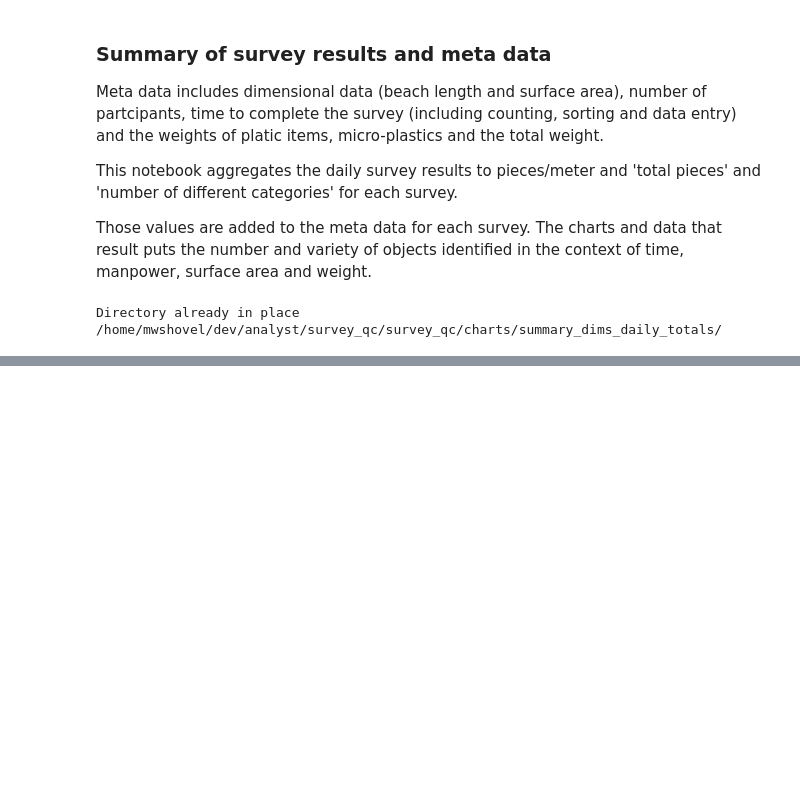
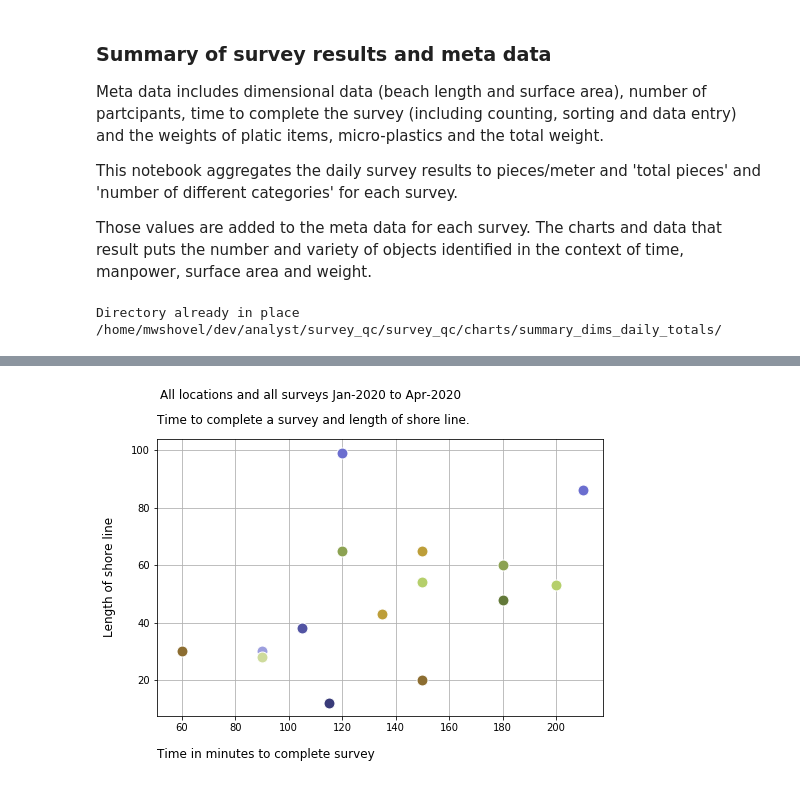
Before and after one commit to hammerdirt-analyst/survey_qc, a Jupyter notebook: summary_dims_daily_totals.ipynb, the cells around one changed output, grey strips where cells are left out. Saved outputs shown, nothing was run; the diff lists cells and outputs as text; code cells hidden in the pictures; blank space fills up the shorter version.

Commit message:
added simple x y scatter

```diff
--- a/summary_dims_daily_totals.ipynb
+++ b/summary_dims_daily_totals.ipynb
@@ -67,6 +79,7 @@ survey_results['py_date'] = pd.to_datetime(survey_results['date'])
 add_survey_summary(survey_results, dims_df)
 
 dims_df['pcs_m_2'] = dims_df['quantity']/dims_df['area']
+dims_df['py_date'] = pd.to_datetime(dims_df.date)
 # %%
 # these columns from the dims_df will be the index for a summary DF
 summary_survey_index = [
@@ -145,11 +188,4 @@ df_location = survey_data[survey_data['location'].isin(water_body_names[water_bo
 # %%
-# define the date range
-date_range = start_end_date(start_date,end_date, "%Y-%m-%d")
-
-# apply date date range to df
-a_df = get_data_by_date_range(df_location, date_range)
-
-
 # define the style and position for the chart title and the figure title
 title_style = title_styles(fs=12,
                            ff='sans-serif',
@@ -193,8 +229,10 @@ save_this = file_params(project_directory, file_name, ['.svg','.jpeg'])
 kwargs = {
      "min_date":min_date,
      "max_date":max_date,
-     "a_df":a_df,
-     "percent":.02,
+     "a_df":dims_df,
+     "x":x,
+     "y":y,
+     "z":z,
      "date_range":date_range,
      "title_style":title_style,
      "the_title_position":the_title_position,
@@ -202,13 +240,17 @@ kwargs = {
      "sup_title_style":sup_title_style,
      "sup_title_position":sup_title_position,
      "the_sup_title":the_sup_title,
-     "code_dict":code_dict,
+     "point_size":point_size,
+     "edge_c":edge_color,
      "the_legend_style":the_legend_style,
      "legend_title":legend_title,
-     "color_map":color_map,
      "y_axis":y_axis,
      "x_axis":x_axis,
      "subplot_params":subplot_params,
      "save_this":save_this,
      "tight_layout":tight_layout
  }
+# %%
+x_y_scatter(**kwargs)
+# %% [output]
+[figure, added]
```
Also changed, not shown: parts of 5 cells of this notebook, 16 other files.
